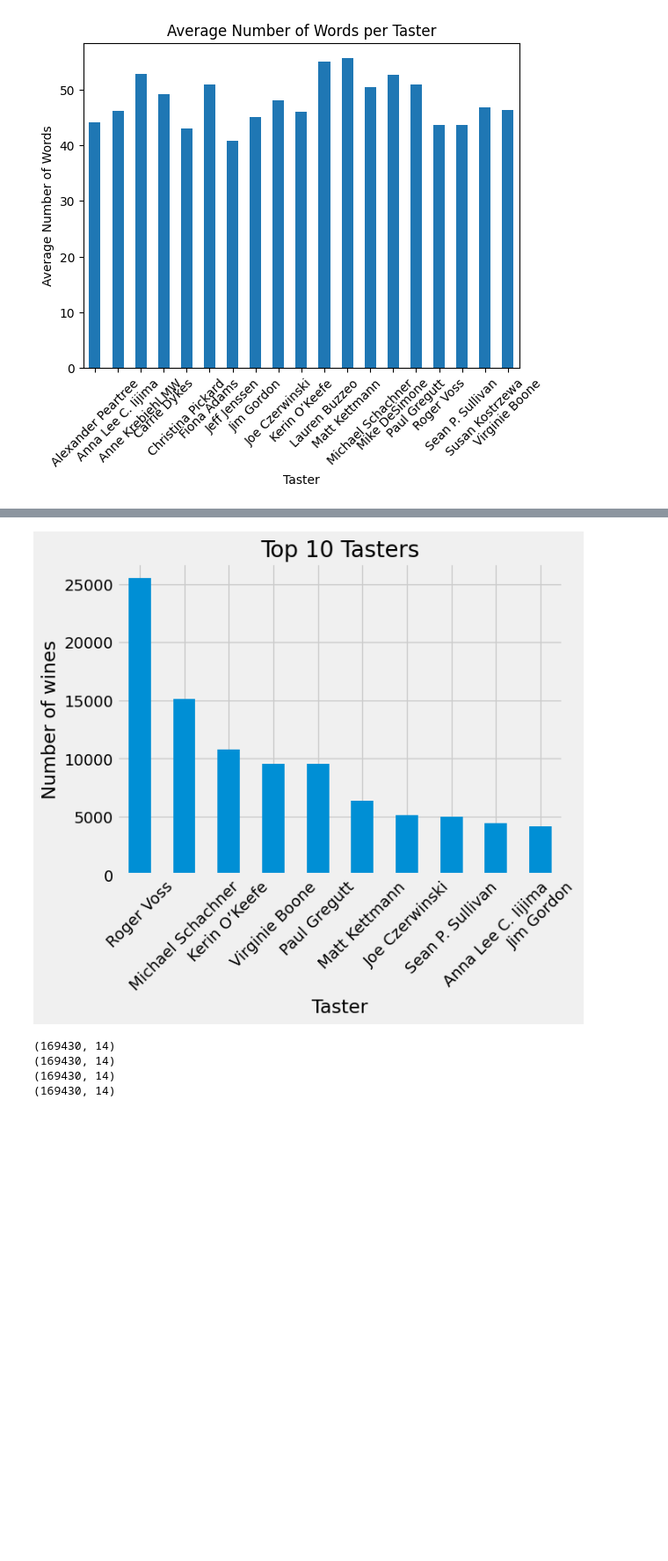
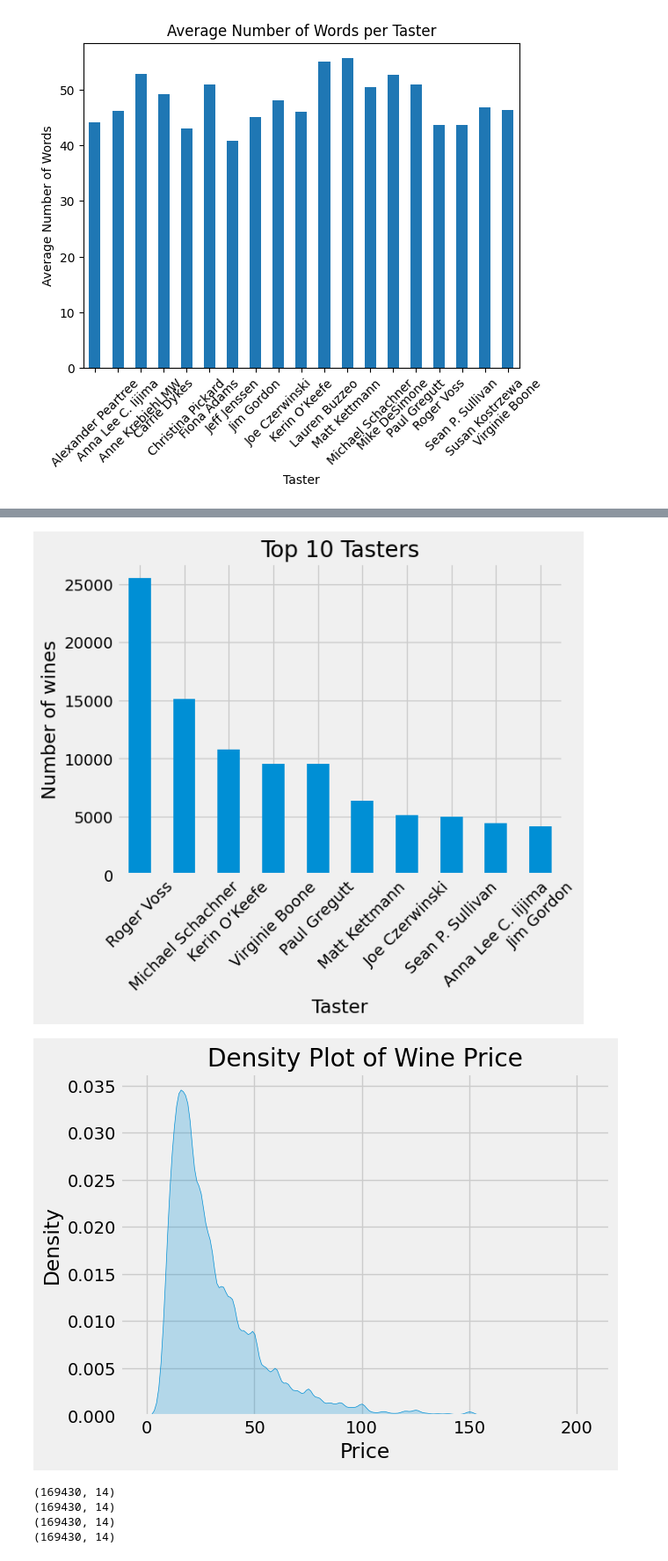
Before and after one commit to sdisorbo/wine_somMLier, a Jupyter notebook: eda_data_split.ipynb, the cells around one changed output, grey strips where cells are left out. Shown at 88% size. Saved outputs shown, nothing was run; the diff lists cells and outputs as text; code cells hidden in the pictures; blank space fills up the shorter version.

```diff
--- a/eda_data_split.ipynb
+++ b/eda_data_split.ipynb
@@ -254,33 +266,43 @@ variety_count = wine_data['variety'].value_counts().head(10)
 variety_count.plot(kind='bar')
 plt.title('Top 10 Varieties of Wine')
 plt.xticks(rotation=45)
 plt.xlabel('Variety')
 plt.ylabel('Number of wines')
 plt.show()
 
 #plot the top 10 wineries
 winery_count = wine_data['winery'].value_counts().head(10)
 winery_count.plot(kind='bar')
 plt.title('Top 10 Wineries')
 plt.xticks(rotation=45)
 plt.xlabel('Winery')
 plt.ylabel('Number of wines')
 plt.show()
 
 #plot the top 10 tasters
 taster_count = wine_data['taster_name'].value_counts().head(10)
 taster_count.plot(kind='bar')
 plt.title('Top 10 Tasters')
 plt.xticks(rotation=45)
 plt.xlabel('Taster')
 plt.ylabel('Number of wines')
 plt.show()
+
+#plot price distribution
+prices = wine_data['price']
+prices_filtered = prices[prices < 200]
+sns.kdeplot(data=prices_filtered, fill=True)
+plt.xlabel('Price')
+plt.ylabel('Density')
+plt.title('Density Plot of Wine Price')
+plt.show()
 # %% [output]
 [figure]
 [figure]
 [figure]
 [figure]
 [figure]
+[figure, added]
 # %%
 #remove duplicate descriptions in the wine data
 wine_data = wine_data.drop_duplicates(subset='description')
```
Also changed, not shown: parts of 4 cells of this notebook.
